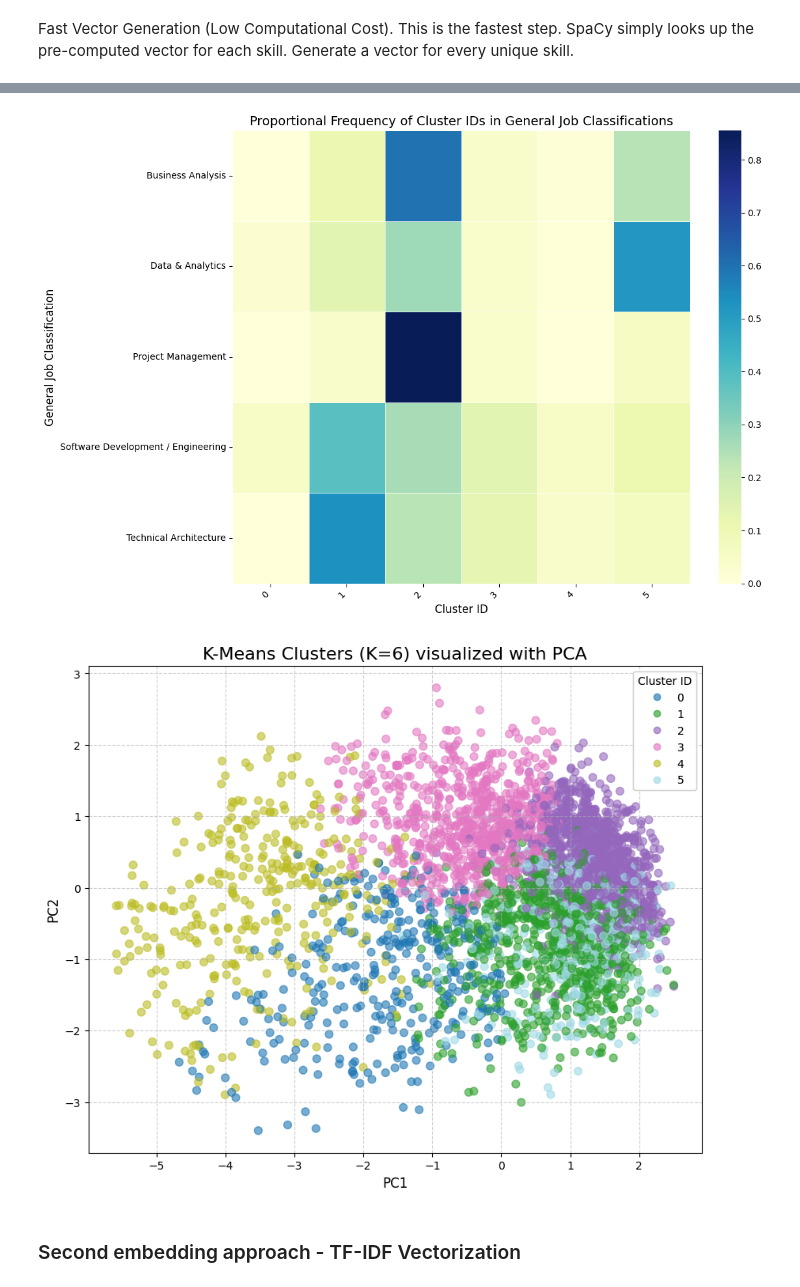
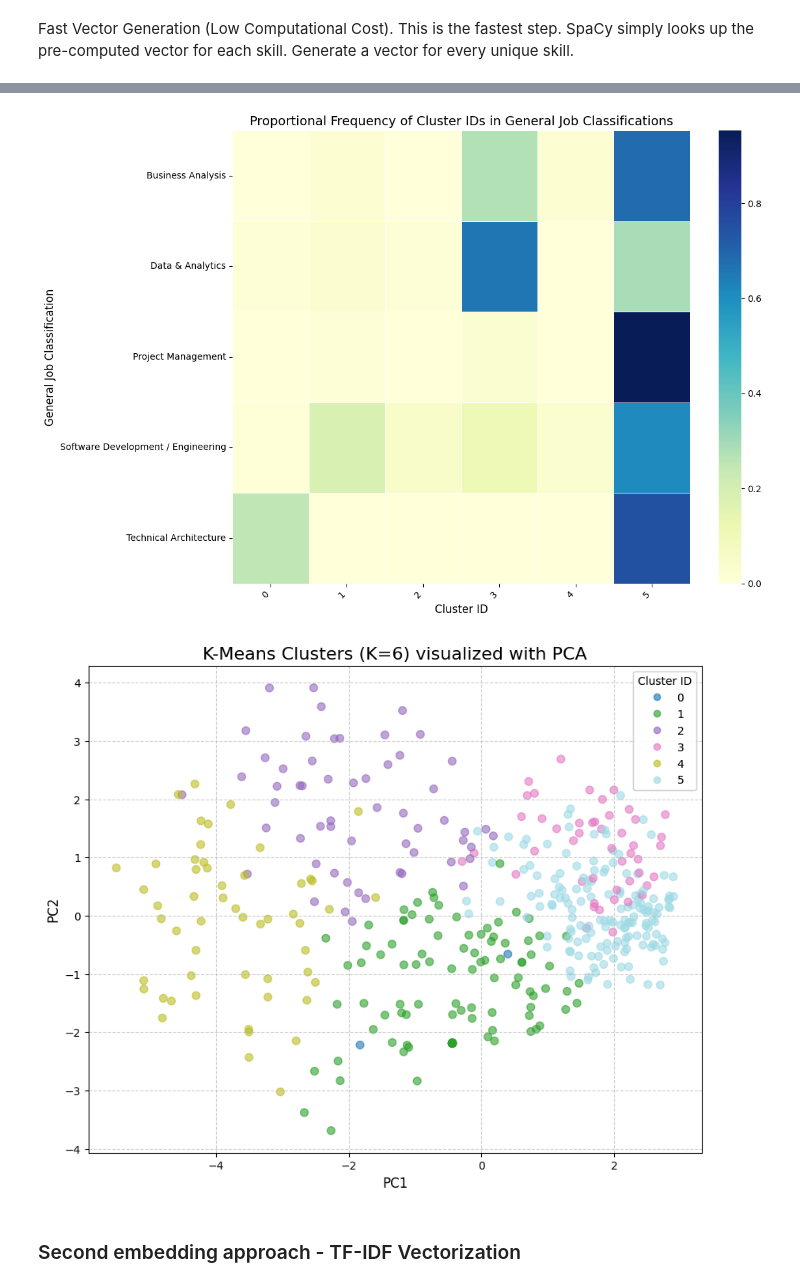
Before and after one commit to juliabarsow/NLP_Job_Postings, a Jupyter notebook: skill_extraction_clustering.ipynb, the cells around one changed output, grey strips where cells are left out. Cells and saved outputs as stored; diff of their text form; code cells hidden in the pictures.

```diff
--- a/skill_extraction_clustering.ipynb
+++ b/skill_extraction_clustering.ipynb
@@ -295,3 +231,3 @@ def append_skills_requirements(df: pd.DataFrame) -> pd.DataFrame:
 # %%
-df_skills = append_skills_requirements(df)
+df_skills = utils.append_skills_requirements(df)
 # %% [output]
@@ -330,11 +266,11 @@ In terminal/command line - Install and load the SpaCy model: python -m spacy dow
 unique_skills_series = df_skills['skills'].explode().str.lower().dropna().drop_duplicates()
 unique_skills_list = unique_skills_series.tolist()
 
-# # Filter out very rare, noisy skills
-# # Only keep skills that appear in at least 3 job postings
-# skill_counts = df_skills['skills'].explode().str.lower().value_counts()
-# frequent_skills = skill_counts[skill_counts >= 3].index.tolist()
-# unique_skills_list = [skill for skill in unique_skills_list if skill in frequent_skills] # TODO: bierz pod uwage wszystkie skille
+# Filter out very rare, noisy skills
+# Only keep skills that appear in at least 3 job postings
+skill_counts = df_skills['skills'].explode().str.lower().value_counts()
+frequent_skills = skill_counts[skill_counts >= 3].index.tolist()
+unique_skills_list = [skill for skill in unique_skills_list if skill in frequent_skills] # TODO: bierz pod uwage wszystkie skille
 
 print(f"Number of skills to cluster: {len(unique_skills_list)}")
 # %% [output]
@@ -510,4 +446,4 @@ def perform_kmeans_clustering(skill_vectors, unique_skills_list, K, random_state
 # %%
 # Perform clustering and get results
-cluster_labels, inertia_value, sc_score, skill_to_cluster_id_spacy = perform_kmeans_clustering(skill_vectors, unique_skills_list, K=6)
+cluster_labels, inertia_value, sc_score, skill_to_cluster_id_spacy = utils.perform_kmeans_clustering(skill_vectors, unique_skills_list, K=6)
 # %% [output]
@@ -560,7 +496,7 @@ df_clustered_spacy = df_skills.copy()
 # df_clustered_spacy['skill_cluster_ids'] = df_clustered_spacy['skills'].apply(map_skills_to_clusters)
 
 df_clustered_spacy['skill_cluster_ids'] = df_clustered_spacy['skills'].apply(
-    lambda skills_list: map_skills_to_clusters(skills_list, skill_to_cluster_id_spacy)
+    lambda skills_list: utils.map_skills_to_clusters(skills_list, skill_to_cluster_id_spacy)
 )
 # %%
 # Print cluster IDs for each general job classification
@@ -625,5 +561,5 @@ def plot_cluster_heatmap(df_clustered, figsize=(12, 8), cmap="YlGnBu"):
 # %%
-plot_cluster_heatmap(df_clustered_spacy)
+utils.plot_cluster_heatmap(df_clustered_spacy)
 # %% [output]
-[figure, old version]
+[figure, new version]
 # %%
@@ -699,7 +635,7 @@ def plot_2d_clusters_pca(df_to_plot: pd.DataFrame, k_clusters: int):
 # %%
-plot_2d_clusters_pca(df_to_plot=pca_df, k_clusters=6)
+utils.plot_2d_clusters_pca(df_to_plot=pca_df, k_clusters=6)
 # %% [output]
-[figure, old version]
+[figure, new version]
 # %% [markdown]
 ### Second embedding approach - TF-IDF Vectorization
 # %%
```
Also changed, not shown: parts of 83 cells of this notebook, 1 other file.
